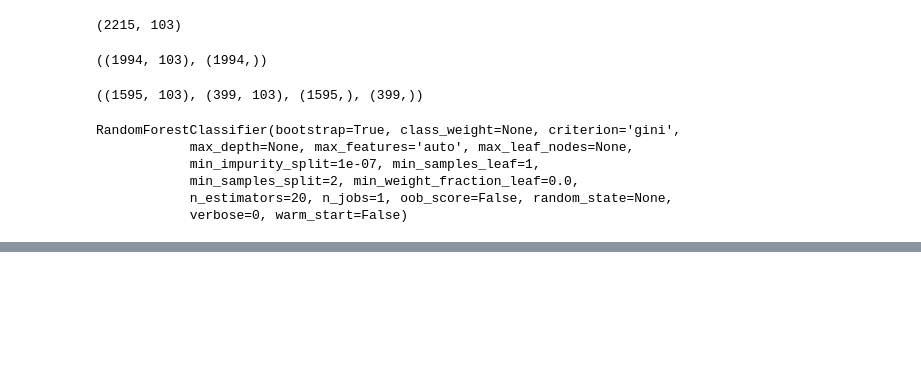
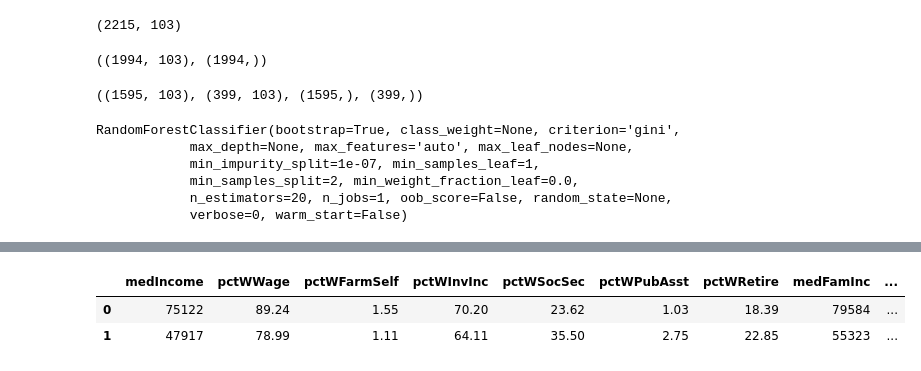
Before and after one commit to tlzhu19/project2, a Jupyter notebook: final_project.ipynb, the cells around one changed output, grey strips where cells are left out. Drawn from its saved outputs; the diff is of its cells as text; code cells hidden in the pictures; blank space fills up the shorter version.

```diff
--- a/final_project.ipynb
+++ b/final_project.ipynb
@@ -481,0 +724,8 @@ statistical_measures(cm2)
+# %%
+df_in = df2[[ 'medIncome', 'pctWWage','pctWFarmSelf','pctWInvInc','pctWSocSec','pctWPubAsst','pctWRetire',
+           'medFamInc','perCapInc','NumUnderPov','PctPopUnderPov','PctUnemployed','PctEmploy']]
+df_in.head(2)
+# %% [output]
+|  | medIncome | pctWWage | pctWFarmSelf | pctWInvInc | pctWSocSec | pctWPubAsst | pctWRetire | medFamInc | ... |
+| 0 | 75122 | 89.24 | 1.55 | 70.20 | 23.62 | 1.03 | 18.39 | 79584 | ... |
+| 1 | 47917 | 78.99 | 1.11 | 64.11 | 35.50 | 2.75 | 22.85 | 55323 | ... |
```
Also changed, not shown: parts of 54 cells of this notebook.
